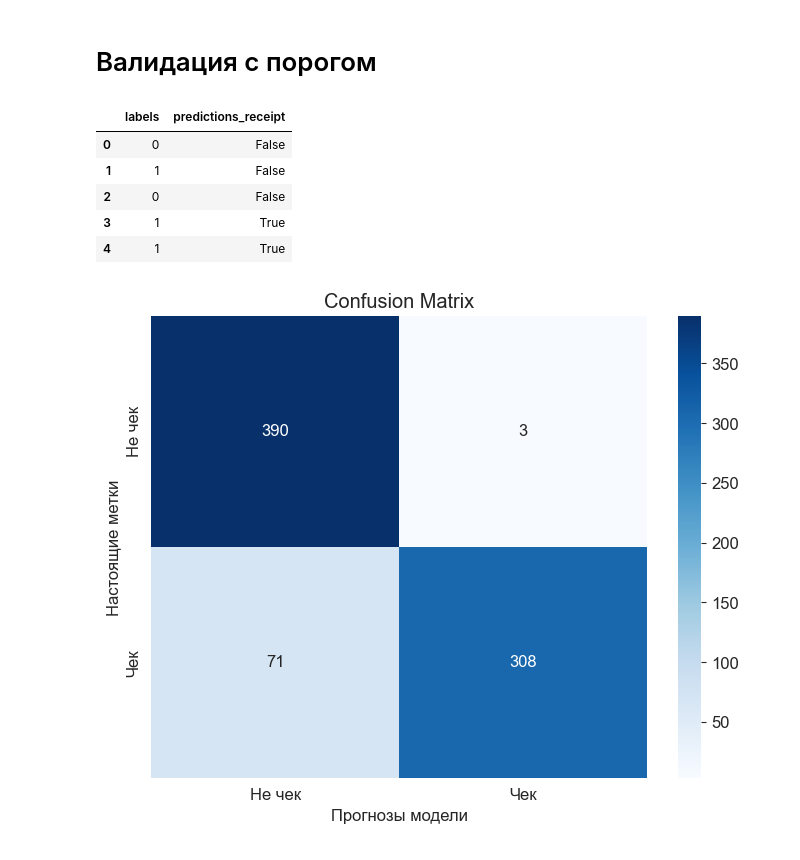
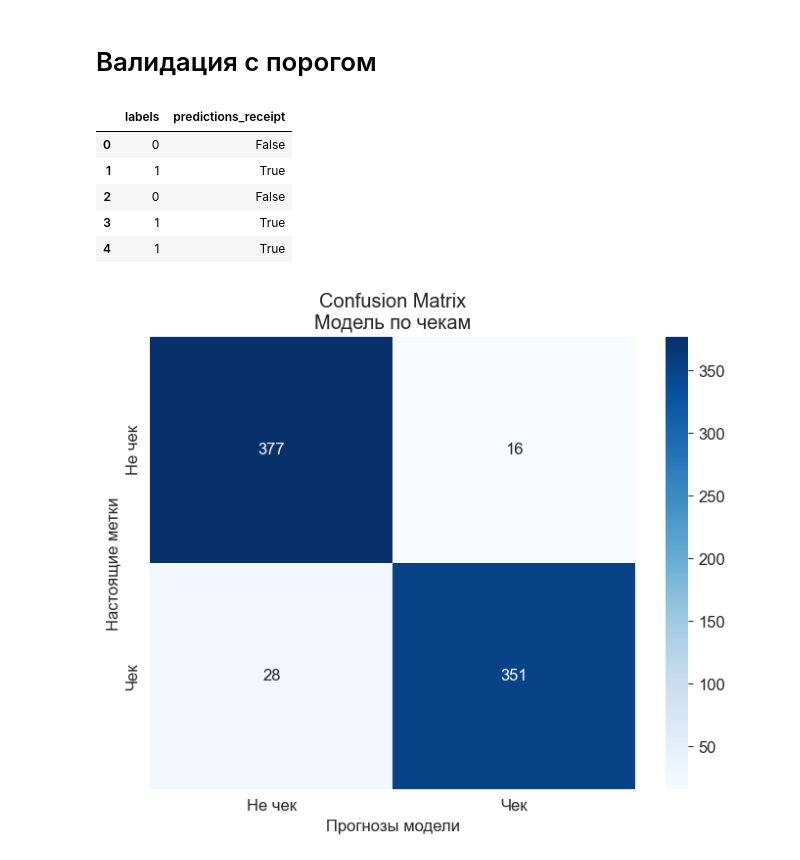
Before and after one commit to DevYourMind/ai_pos_terminal, a Jupyter notebook: receipt_screen_detection/model_training_receipts.ipynb, the cells around one changed output. Drawn from its saved outputs; the diff is of its cells as text; code cells hidden in the pictures.

```diff
--- a/receipt_screen_detection/model_training_receipts.ipynb
+++ b/receipt_screen_detection/model_training_receipts.ipynb
@@ -391,7 +391,7 @@ for images, labels in tqdm(test_dataloader):
     all_labels.append(labels)
     all_preds_receipt.append(torch.Tensor.cpu(p).detach().numpy()[:, 1])
 # %%
-threshold = 0.01
+threshold = 0.01 / 10
 # all_preds_receipt = [torch.Tensor.cpu(x).numpy() for x in all_preds_receipt]
 df_val = pd.DataFrame({
     'labels': np.hstack(all_labels),
@@ -401,22 +401,22 @@ df_val.head()
 # %% [output]
 |  | labels | predictions_receipt |
 | 0 | 0 | False |
-| 1 | 1 | False |
+| 1 | 1 | True |
 | 2 | 0 | False |
 | 3 | 1 | True |
 | 4 | 1 | True |
 # %%
 cm = confusion_matrix(
     df_val['labels'],
     df_val['predictions_receipt'],
     labels=[0, 1]
 )
 class_names = ['Не чек', 'Чек']
 plt.figure(figsize=(8, 6))
 sns.heatmap(cm, annot=True, fmt='d', cmap='Blues', xticklabels=class_names, yticklabels=class_names)
-plt.title('Confusion Matrix')
+plt.title('Confusion Matrix\nМодель по чекам')
 plt.xlabel('Прогнозы модели')
 plt.ylabel('Настоящие метки')
 plt.show()
 # %% [output]
-[figure, old version]
+[figure, new version]
```
Also changed, not shown: 15 other files.
